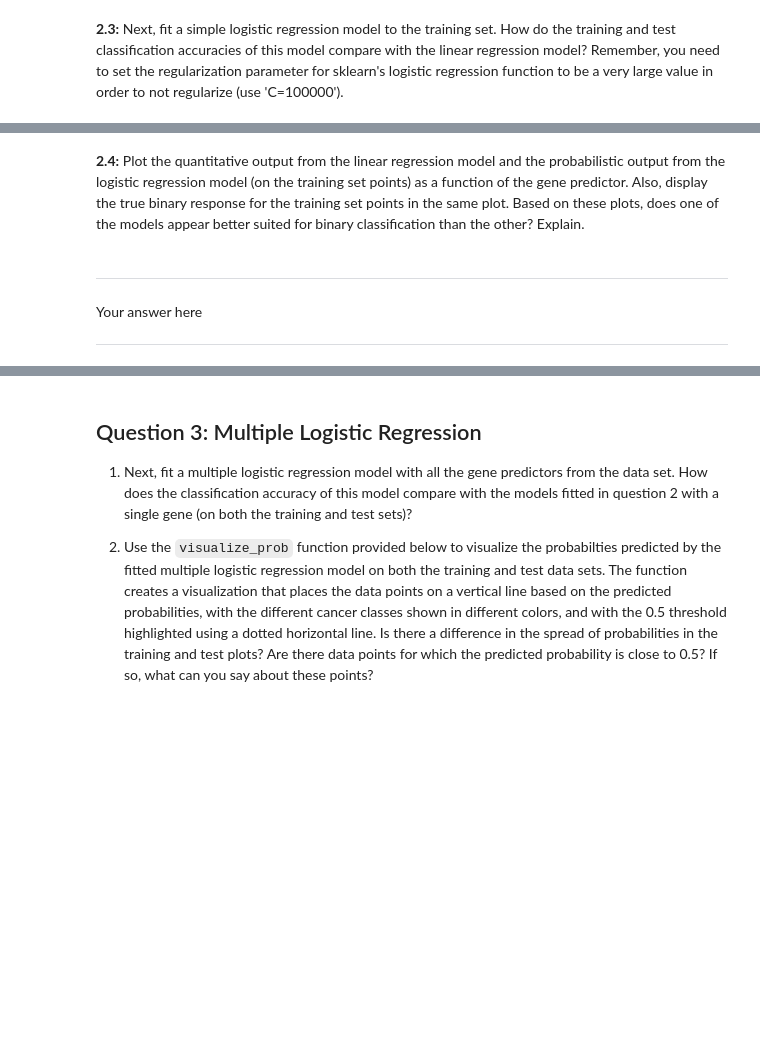
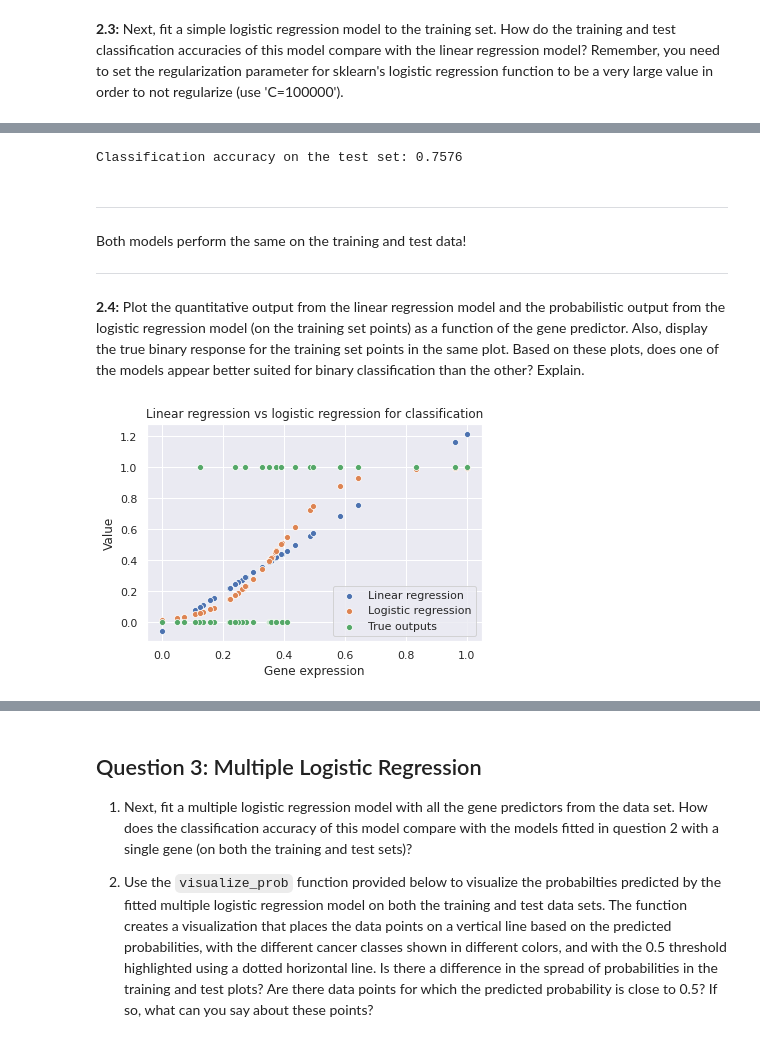
Before and after one commit to lucasresck/foundations-of-data-science, a Jupyter notebook: cs109a_hw5/cs109_hw5.ipynb, the cells around one changed output, grey strips where cells are left out. Cells and saved outputs as stored; diff of their text form; code cells hidden in the pictures; blank space fills up the shorter version.

```diff
--- a/cs109a_hw5/cs109_hw5.ipynb
+++ b/cs109a_hw5/cs109_hw5.ipynb
@@ -223,0 +217,4 @@ Your answer here
+# %%
+X_train = data_train['D29963_at'].to_numpy()
+y_train = data_train['Cancer_type'].to_numpy()
+ols_model = OLS(y_train, sm.add_constant(X_train)).fit()
@@ -227,0 +229,3 @@ Your answer here
+# %%
+missclassification = (ols_model.predict(sm.add_constant(X_train)) > 0.5) != y_train
+print('Classification accuracy on the training set: {}'.format(1 - missclassification.sum()/len(X_train)))
@@ -227,0 +234,5 @@ Your answer here
+# %%
+X_test = data_test['D29963_at'].to_numpy()
+y_test = data_test['Cancer_type'].to_numpy()
+missclassification = (ols_model.predict(sm.add_constant(X_test)) > 0.5) != y_test
+print('Classification accuracy on the test set: {:.4f}'.format(1 - missclassification.sum()/len(X_test)))
@@ -236,0 +243,2 @@ Your answer here
+# %%
+lr_model = LogisticRegression(C=100000).fit(X_train.reshape(-1, 1), y_train)
@@ -237,2 +250,13 @@ Your answer here
+# %%
+missclassification = lr_model.predict(X_test.reshape(-1, 1)) != y_test
+print('Classification accuracy on the test set: {:.4f}'.format(1 - missclassification.sum()/len(X_test)))
+# %% [output]
+Classification accuracy on the test set: 0.7576
+# %% [markdown]
+----
+
+Both models perform the same on the training and test data!
+
+----
 # %% [markdown]
 **2.4:** Plot the quantitative output from the linear regression model and the probabilistic output from the logistic regression model (on the training set points) as a function of the gene predictor. Also, display the true binary response for the training set points in the same plot. Based on these plots, does one of the models appear better suited for binary classification than the other? Explain.
@@ -241,5 +263,19 @@ Your answer here
-# %% [markdown]
-----
-Your answer here
-
-----
+# %%
+ax = sns.scatterplot(
+    X_train,
+    ols_model.predict(sm.add_constant(X_train)),
+    label='Linear regression'
+)
+sns.scatterplot(
+    X_train,
+    lr_model.predict_proba(X_train.reshape(-1, 1))[:, 1],
+    ax=ax,
+    label='Logistic regression'
+)
+sns.scatterplot(X_train, y_train, ax=ax, label='True outputs')
+plt.title('Linear regression vs logistic regression for classification')
+plt.xlabel('Gene expression')
+plt.ylabel('Value')
+plt.show()
+# %% [output]
+[figure, added]
```
Also changed, not shown: parts of 11 cells of this notebook.
